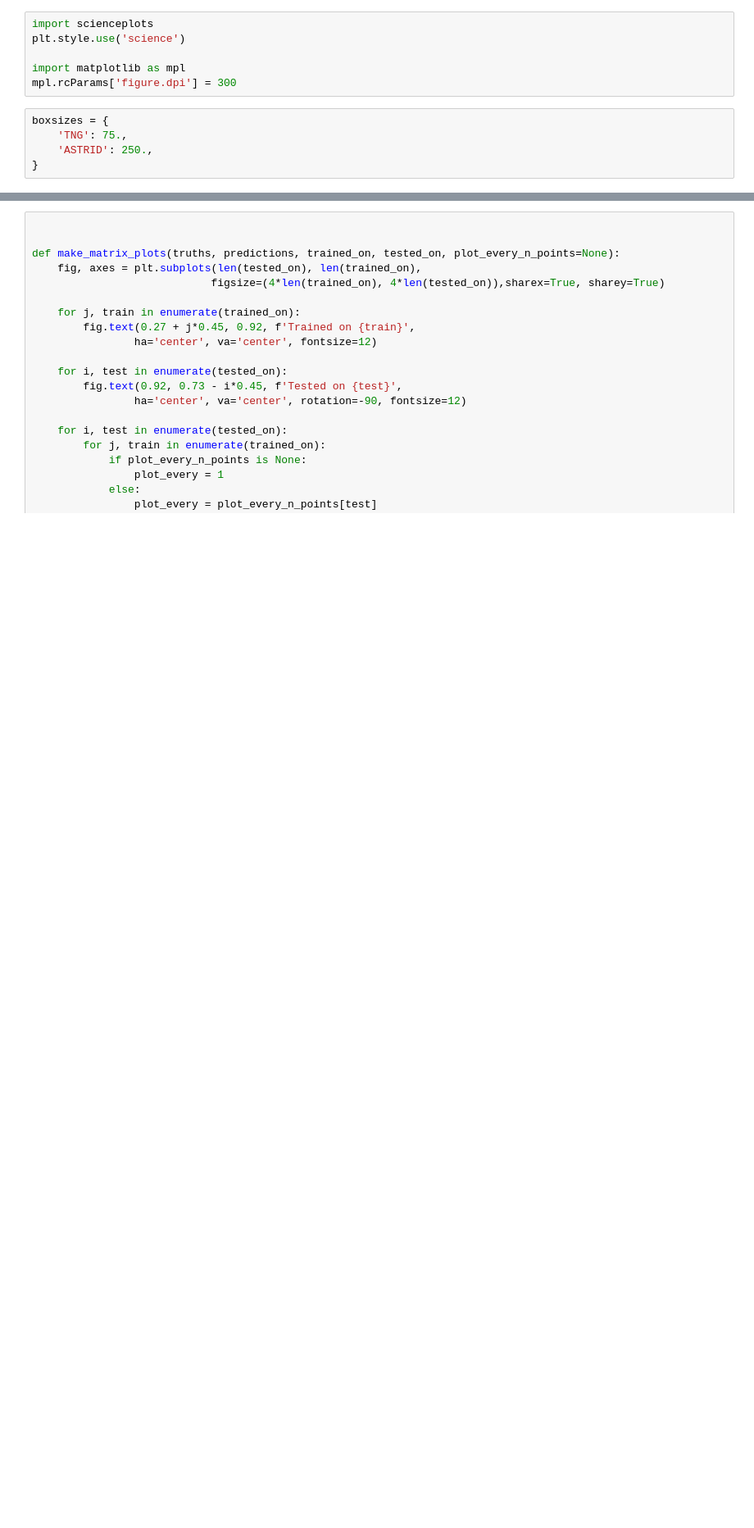
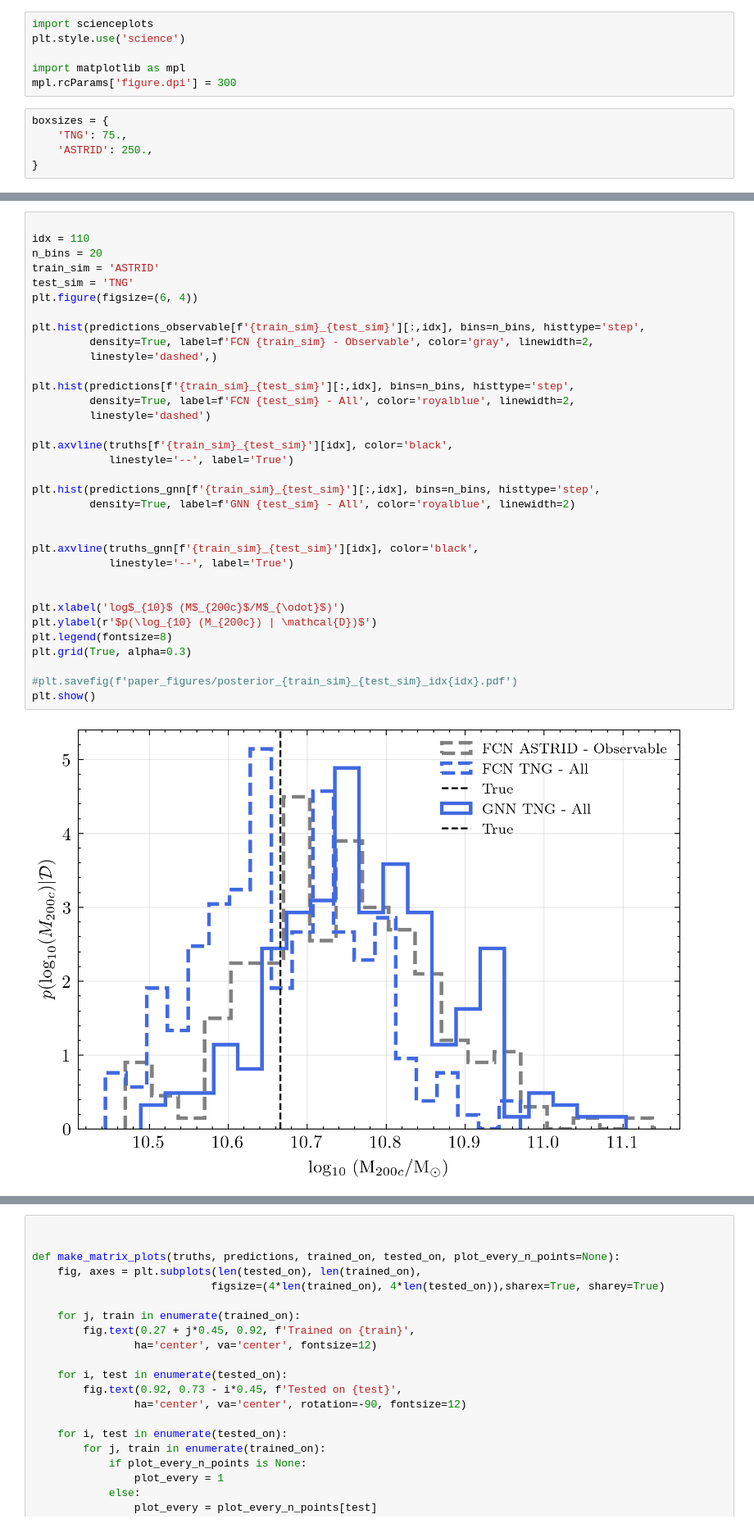
Before and after one commit to lenazami/HaloGNN, a Jupyter notebook: plots.ipynb, the cells around one changed output, grey strips where cells are left out. Shown at 82% size. Cells and saved outputs as stored; diff of their text form; blank space fills up the shorter version.

```diff
--- a/plots.ipynb
+++ b/plots.ipynb
@@ -166 +224,37 @@ ASTRID ASTRID
 /n/holystore01/LABS/iaifi_lab/Lab/environments/carol/envs/torch/lib/python3.10/site-packages/lightning/pytorch/trainer/connectors/data_connector.py:441: The 'predict_dataloader' does not have many wor ...
+# %%
+
+idx = 110
+n_bins = 20
+train_sim = 'ASTRID'
+test_sim = 'TNG'
+plt.figure(figsize=(6, 4))
+
+plt.hist(predictions_observable[f'{train_sim}_{test_sim}'][:,idx], bins=n_bins, histtype='step',
+         density=True, label=f'FCN {train_sim} - Observable', color='gray', linewidth=2,
+         linestyle='dashed',)
+
+plt.hist(predictions[f'{train_sim}_{test_sim}'][:,idx], bins=n_bins, histtype='step',
+         density=True, label=f'FCN {test_sim} - All', color='royalblue', linewidth=2,
+         linestyle='dashed')
+
+plt.axvline(truths[f'{train_sim}_{test_sim}'][idx], color='black',
+            linestyle='--', label='True')
+
+plt.hist(predictions_gnn[f'{train_sim}_{test_sim}'][:,idx], bins=n_bins, histtype='step',
+         density=True, label=f'GNN {test_sim} - All', color='royalblue', linewidth=2)
+
+
+plt.axvline(truths_gnn[f'{train_sim}_{test_sim}'][idx], color='black',
+            linestyle='--', label='True')
+
+
+plt.xlabel('log$_{10}$ (M$_{200c}$/M$_{\odot}$)')
+plt.ylabel(r'$p(\log_{10} (M_{200c}) | \mathcal{D})$')
+plt.legend(fontsize=8)
+plt.grid(True, alpha=0.3)
+
+#plt.savefig(f'paper_figures/posterior_{train_sim}_{test_sim}_idx{idx}.pdf')
+plt.show()
+# %% [output]
+[figure, added]
```
Also changed, not shown: parts of 19 cells of this notebook, 5 other files.
